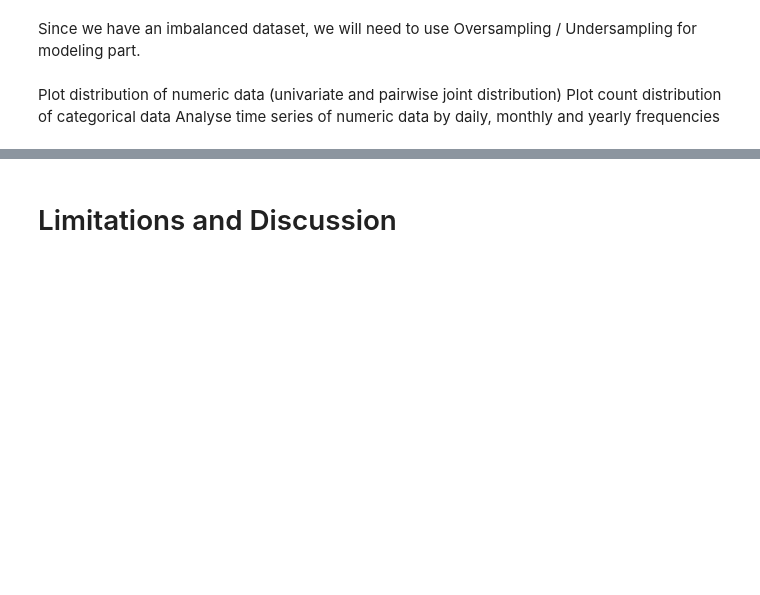
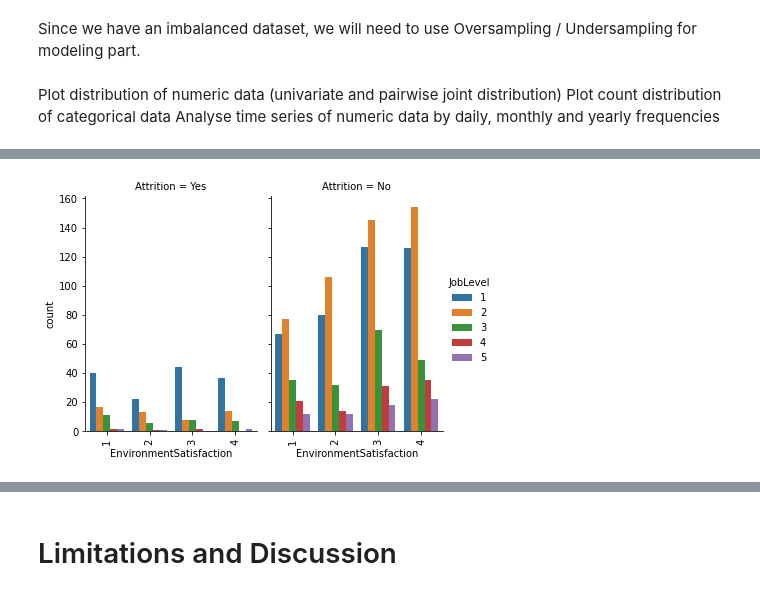
Before and after one commit to vita-levytska/HR-Analytics, a Jupyter notebook: HR-Analytics.ipynb, the cells around one changed output, grey strips where cells are left out. Drawn from its saved outputs; the diff is of its cells as text; code cells hidden in the pictures; blank space fills up the shorter version.

```diff
--- a/HR-Analytics.ipynb
+++ b/HR-Analytics.ipynb
@@ -163,0 +176,4 @@ for col in df.columns:
+# %%
+plot_cat_vars("EnvironmentSatisfaction", df, "JobLevel")
+# %% [output]
+[figure, added]
```
Also changed, not shown: parts of 44 cells of this notebook.
